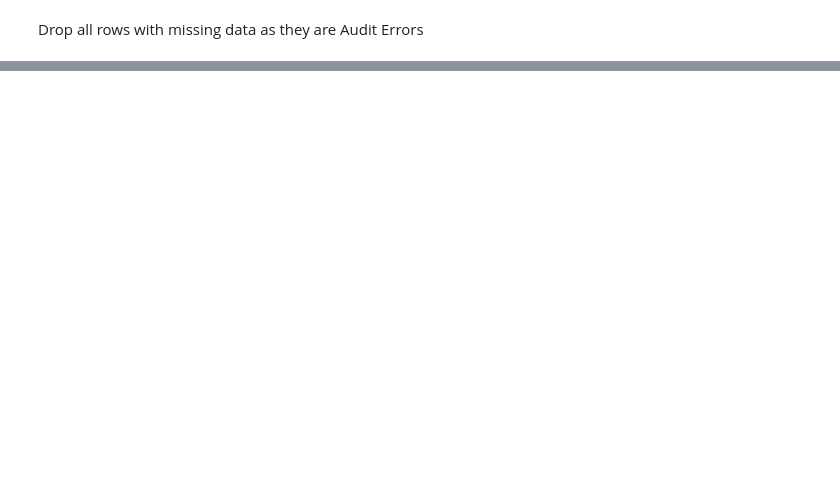
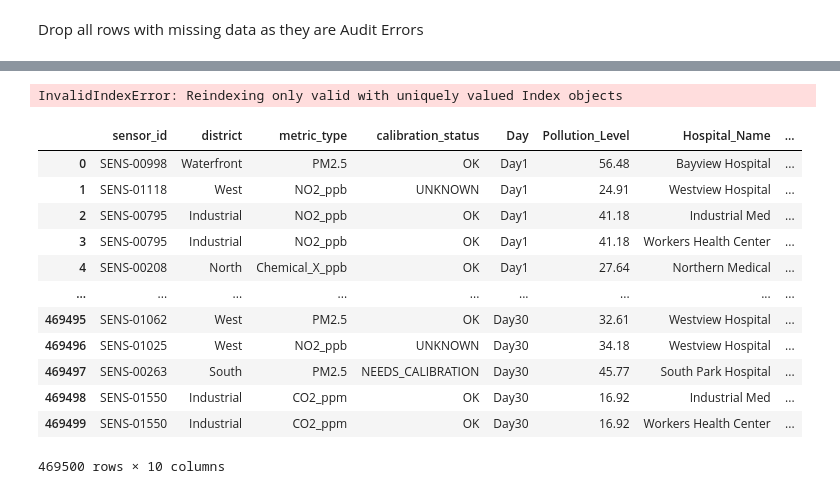
Before and after one commit to hsyen78444/WIF3009-A1, a Jupyter notebook: A1.ipynb, the cells around one changed output, grey strips where cells are left out. Drawn from its saved outputs; the diff is of its cells as text; code cells hidden in the pictures; blank space fills up the shorter version.

```diff
--- a/A1.ipynb
+++ b/A1.ipynb
@@ -340,5 +368,6 @@ Convert **Shift** column to a *category* data type.
 # %%
 all_hospitals['Shift'] = all_hospitals['Shift'].astype('category')
+all_hospitals['district'] = all_hospitals['district'].astype('category')
 
 all_hospitals.info()
 # %% [output]
@@ -356,0 +433,9 @@ memory usage: 1.3 KB
+# %%
+sensor_long = pd.melt(
+    sensor_data,
+    id_vars=['sensor_id', 'district', 'metric_type', 'calibration_status'],
+    var_name='Day',
+    value_name='Pollution_Level'
+)
+
+sensor_long
@@ -356,0 +456,10 @@ memory usage: 1.3 KB
+# %%
+all_hospitals.info()
+
+hospital_pivot = all_hospitals.pivot_table(
+    index=['Hospital_Name', 'district'],
+    values=['Total_Beds', 'Available_Beds', 'Staff_Count'],
+    aggfunc='mean'
+).reset_index()
+
+hospital_pivot
@@ -356,0 +492,20 @@ memory usage: 1.3 KB
+# %%
+pd.concat([sensor_long.set_index('district'), hospital_pivot.set_index('district')], axis=1, join='inner').reset_index()
+# %% [output]
+InvalidIndexError: Reindexing only valid with uniquely valued Index objects
+# %%
+sensor_long.merge(hospital_pivot, left_on='district', right_on='district')
+# %% [output]
+|  | sensor_id | district | metric_type | calibration_status | Day | Pollution_Level | Hospital_Name | ... |
+| 0 | SENS-00998 | Waterfront | PM2.5 | OK | Day1 | 56.48 | Bayview Hospital | ... |
+| 1 | SENS-01118 | West | NO2_ppb | UNKNOWN | Day1 | 24.91 | Westview Hospital | ... |
+| 2 | SENS-00795 | Industrial | NO2_ppb | OK | Day1 | 41.18 | Industrial Med | ... |
+| 3 | SENS-00795 | Industrial | NO2_ppb | OK | Day1 | 41.18 | Workers Health Center | ... |
+| 4 | SENS-00208 | North | Chemical_X_ppb | OK | Day1 | 27.64 | Northern Medical | ... |
+| ... | ... | ... | ... | ... | ... | ... | ... | ... |
+| 469495 | SENS-01062 | West | PM2.5 | OK | Day30 | 32.61 | Westview Hospital | ... |
+| 469496 | SENS-01025 | West | NO2_ppb | UNKNOWN | Day30 | 34.18 | Westview Hospital | ... |
+| 469497 | SENS-00263 | South | PM2.5 | NEEDS_CALIBRATION | Day30 | 45.77 | South Park Hospital | ... |
+| 469498 | SENS-01550 | Industrial | CO2_ppm | OK | Day30 | 16.92 | Industrial Med | ... |
+| 469499 | SENS-01550 | Industrial | CO2_ppm | OK | Day30 | 16.92 | Workers Health Center | ... |
+469500 rows × 10 columns
```
Also changed, not shown: parts of 19 cells of this notebook.
